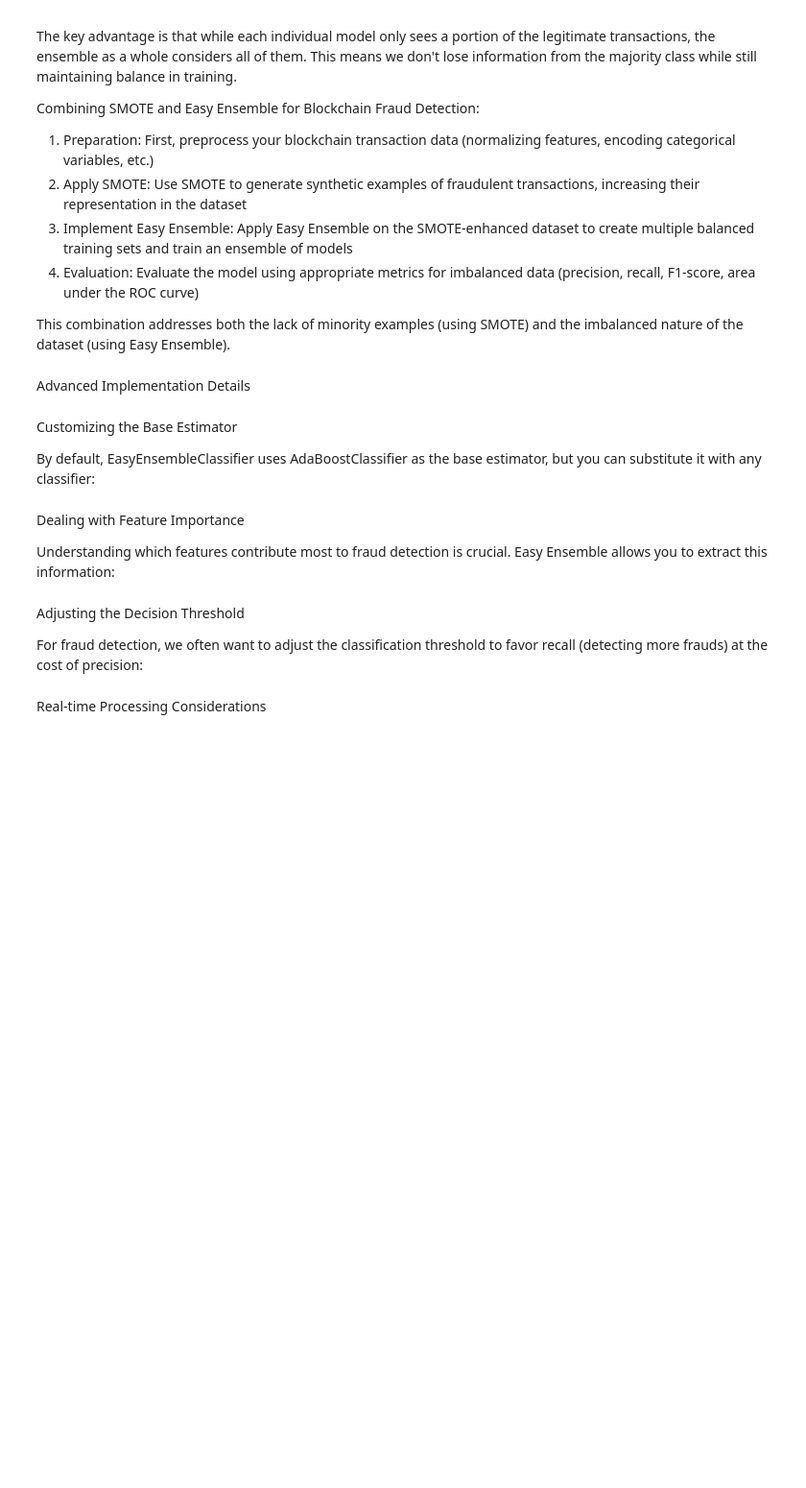
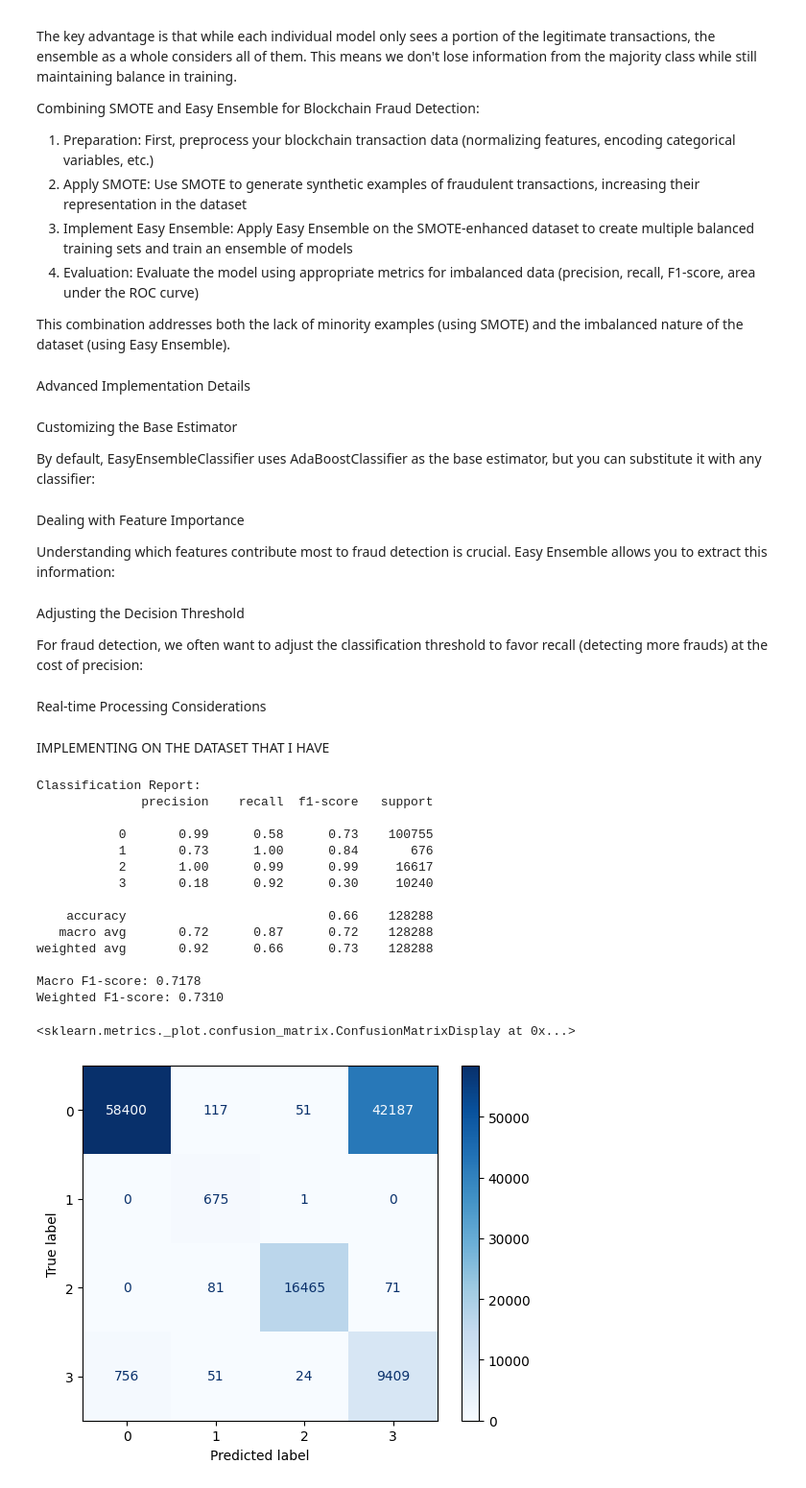
Before and after one commit to divyanshsaxena21/Research, a Jupyter notebook: classImbalanceHandling/SMOTE+EasyEnsemble.ipynb, the cells around one changed output. Shown at 96% size. Drawn from its saved outputs; the diff is of its cells as text; code cells hidden in the pictures; blank space fills up the shorter version.

Commit message:
Implented class imbalace handling techniques in dataset

```diff
--- a/classImbalanceHandling/SMOTE+EasyEnsemble.ipynb
+++ b/classImbalanceHandling/SMOTE+EasyEnsemble.ipynb
@@ -286,3 +286,69 @@ def predict_fraud(transaction_features):
     is_fraud = fraud_probability >= threshold
 
     return fraud_probability, is_fraud
+# %% [markdown]
+IMPLEMENTING ON THE DATASET THAT I HAVE
+# %%
+import pandas as pd
+from sklearn.model_selection import train_test_split
+from sklearn.preprocessing import StandardScaler
+from imblearn.over_sampling import SMOTE
+from imblearn.ensemble import EasyEnsembleClassifier
+from sklearn.metrics import classification_report, f1_score, ConfusionMatrixDisplay
+
+# 1. Load the dataset
+df = pd.read_csv("dataset.csv")
+
+# 2. Split features and target
+X = df.drop(columns=["Unnamed: 0", "label"])
+y = df["label"]
+
+# 3. Scale features
+scaler = StandardScaler()
+X_scaled = scaler.fit_transform(X)
+
+# 4. Train-test split (stratified)
+X_train, X_test, y_train, y_test = train_test_split(
+    X_scaled, y, test_size=0.3, stratify=y, random_state=42
+)
+
+# 5. Apply SMOTE to the training data
+smote = SMOTE(random_state=42)
+X_res, y_res = smote.fit_resample(X_train, y_train)
+
+# 6. Train Easy Ensemble Classifier
+ee = EasyEnsembleClassifier(random_state=42, n_estimators=10)
+ee.fit(X_res, y_res)
+
+# 7. Predict on test set
+y_pred = ee.predict(X_test)
+
+# 8. Evaluation
+print("Classification Report:")
+print(classification_report(y_test, y_pred))
+
+# Optional: F1 scores
+f1_macro = f1_score(y_test, y_pred, average='macro')
+f1_weighted = f1_score(y_test, y_pred, average='weighted')
+print(f"Macro F1-score: {f1_macro:.4f}")
+print(f"Weighted F1-score: {f1_weighted:.4f}")
+
+# Optional: Confusion Matrix
+ConfusionMatrixDisplay.from_estimator(ee, X_test, y_test, cmap="Blues")
+# %% [output]
+Classification Report:
+              precision    recall  f1-score   support
+
+           0       0.99      0.58      0.73    100755
+           1       0.73      1.00      0.84       676
+           2       1.00      0.99      0.99     16617
+           3       0.18      0.92      0.30     10240
+
+    accuracy                           0.66    128288
+   macro avg       0.72      0.87      0.72    128288
+weighted avg       0.92      0.66      0.73    128288
+
+Macro F1-score: 0.7178
+Weighted F1-score: 0.7310
+<sklearn.metrics._plot.confusion_matrix.ConfusionMatrixDisplay at 0x...>
+[figure, added]
```
Also changed, not shown: 14 other files.
